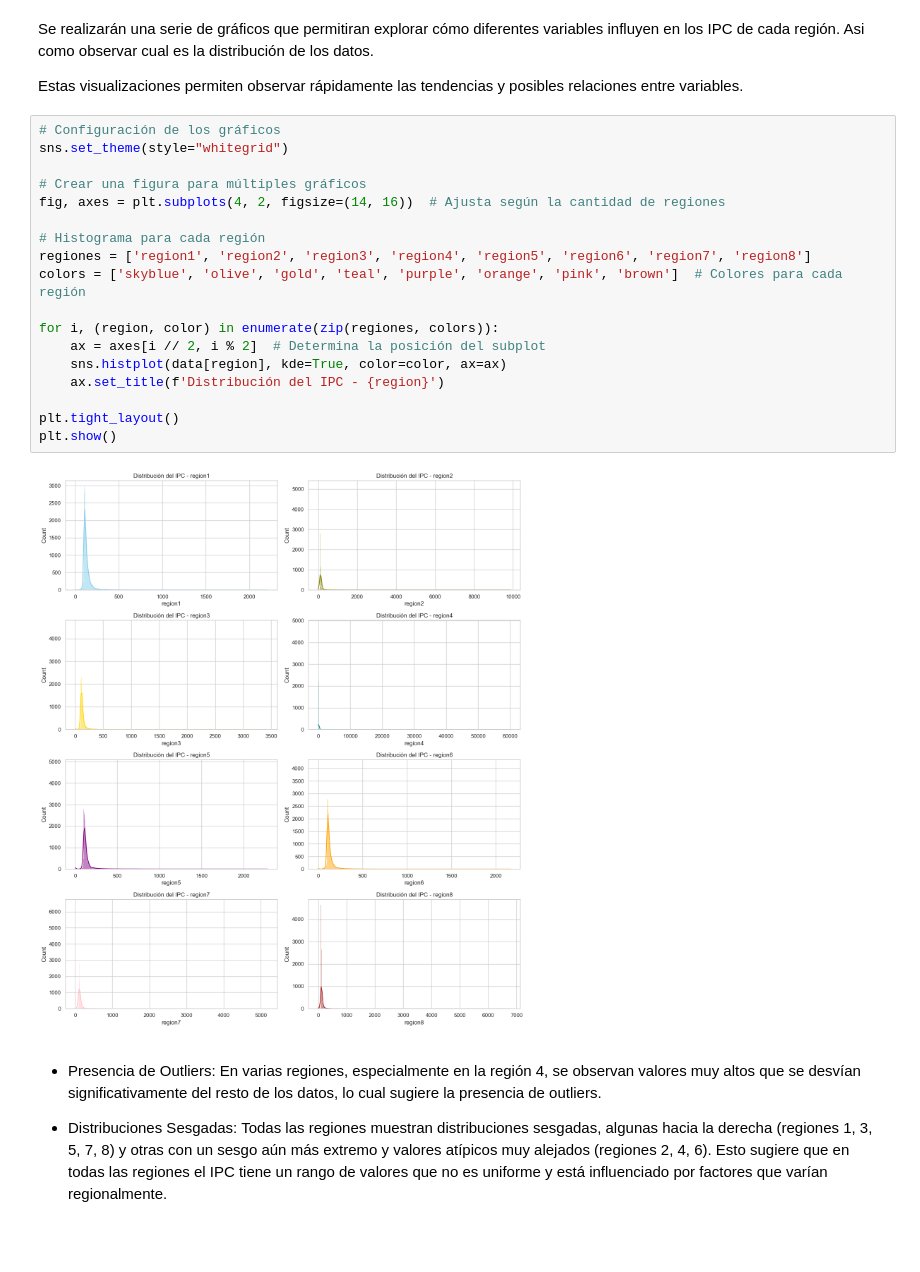
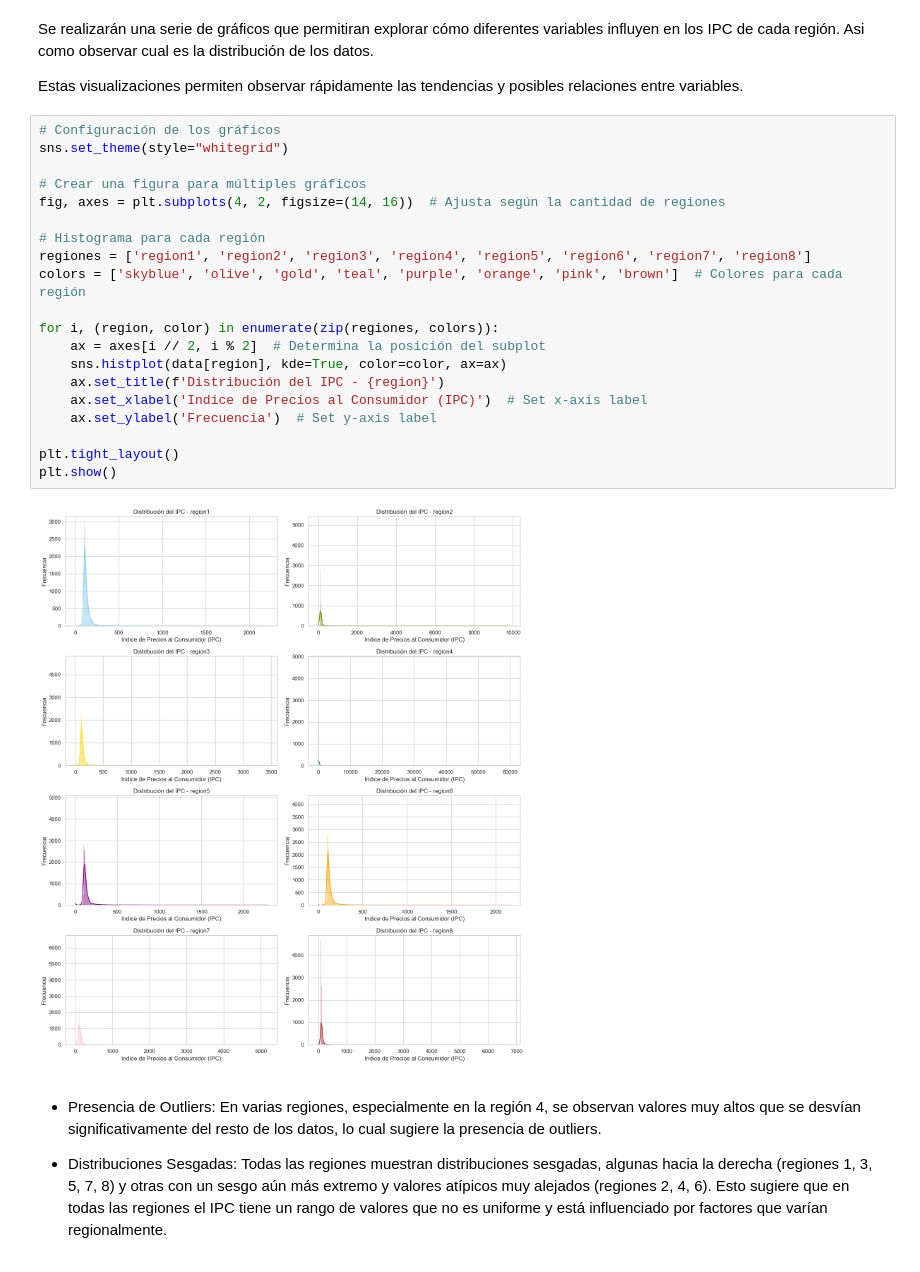
Before and after one commit to LeivaDiego/Proyecto-Mineria, a Jupyter notebook: IPC_EDA.ipynb, the cells around one changed output. Drawn from its saved outputs; the diff is of its cells as text.

```diff
--- a/IPC_EDA.ipynb
+++ b/IPC_EDA.ipynb
@@ -250,23 +250,25 @@ Estas visualizaciones permiten observar rápidamente las tendencias y posibles r
 # %%
 # Configuración de los gráficos
 sns.set_theme(style="whitegrid")
 
 # Crear una figura para múltiples gráficos
 fig, axes = plt.subplots(4, 2, figsize=(14, 16))  # Ajusta según la cantidad de regiones
 
 # Histograma para cada región
 regiones = ['region1', 'region2', 'region3', 'region4', 'region5', 'region6', 'region7', 'region8']
 colors = ['skyblue', 'olive', 'gold', 'teal', 'purple', 'orange', 'pink', 'brown']  # Colores para cada región
 
 for i, (region, color) in enumerate(zip(regiones, colors)):
     ax = axes[i // 2, i % 2]  # Determina la posición del subplot
     sns.histplot(data[region], kde=True, color=color, ax=ax)
     ax.set_title(f'Distribución del IPC - {region}')
+    ax.set_xlabel('Indice de Precios al Consumidor (IPC)')  # Set x-axis label
+    ax.set_ylabel('Frecuencia')  # Set y-axis label
 
 plt.tight_layout()
 plt.show()
 # %% [output]
-[figure, old version]
+[figure, new version]
 # %% [markdown]
 - Presencia de Outliers: En varias regiones, especialmente en la región 4, se observan valores muy altos que se desvían significativamente del resto de los datos, lo cual sugiere la presencia de outliers.
 
```
